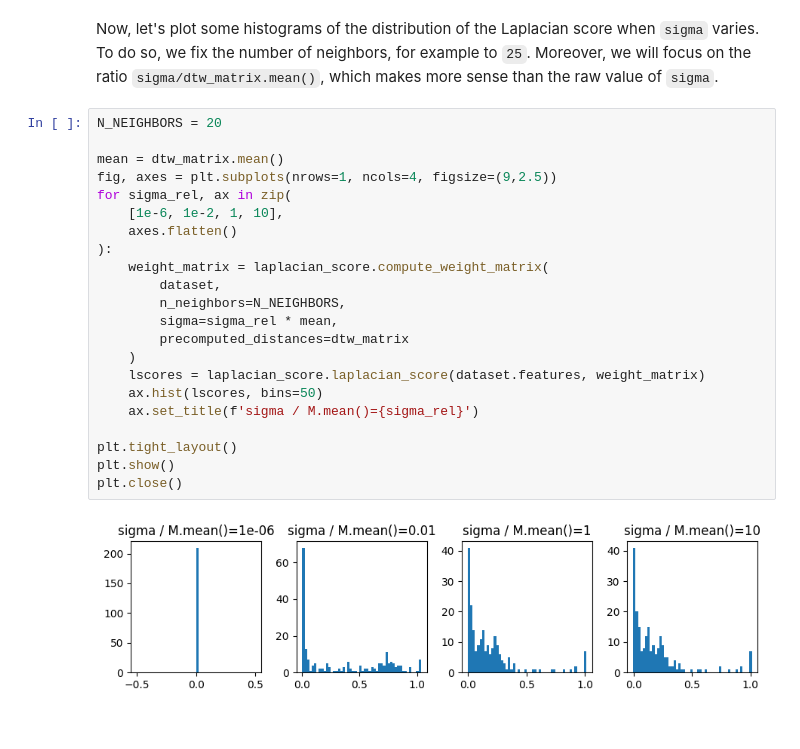
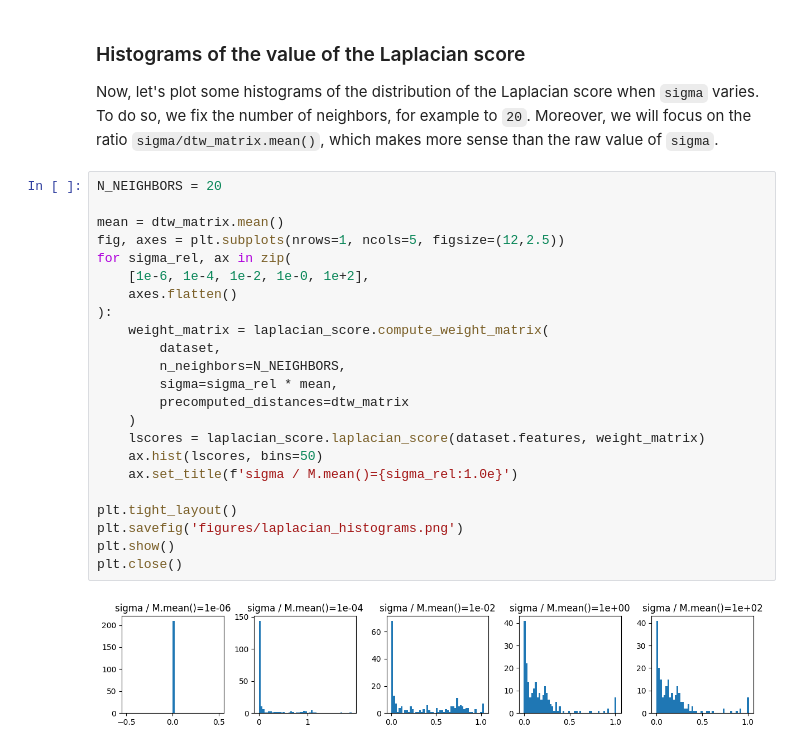
Before and after one commit to decarpentierg/laplacian-score-4-time-series, a Jupyter notebook: doc/evaluate_laplacian_score.ipynb, the cells around one changed output. Cells and saved outputs as stored; diff of their text form.

```diff
--- a/doc/evaluate_laplacian_score.ipynb
+++ b/doc/evaluate_laplacian_score.ipynb
@@ -119,28 +133,31 @@ Shape of the features: (n_feat, n_sample)=(210, 2000)
 Shape of the DTW dist matrix: (n_sample, n_sample)=(2000, 2000))
 Mean value of the DTW distance matrix: 102.18
 # %% [markdown]
-Now, let's plot some histograms of the distribution of the Laplacian score when `sigma` varies. To do so, we fix the number of neighbors, for example to `25`. Moreover, we will focus on the ratio `sigma/dtw_matrix.mean()`, which makes more sense than the raw value of `sigma`.
+### Histograms of the value of the Laplacian score
+
+Now, let's plot some histograms of the distribution of the Laplacian score when `sigma` varies. To do so, we fix the number of neighbors, for example to `20`. Moreover, we will focus on the ratio `sigma/dtw_matrix.mean()`, which makes more sense than the raw value of `sigma`.
 # %%
 N_NEIGHBORS = 20
 
 mean = dtw_matrix.mean()
-fig, axes = plt.subplots(nrows=1, ncols=4, figsize=(9,2.5))
+fig, axes = plt.subplots(nrows=1, ncols=5, figsize=(12,2.5))
 for sigma_rel, ax in zip(
-    [1e-6, 1e-2, 1, 10],
+    [1e-6, 1e-4, 1e-2, 1e-0, 1e+2],
     axes.flatten()
 ):
     weight_matrix = laplacian_score.compute_weight_matrix(
         dataset,
         n_neighbors=N_NEIGHBORS,
         sigma=sigma_rel * mean,
         precomputed_distances=dtw_matrix
     )
     lscores = laplacian_score.laplacian_score(dataset.features, weight_matrix)
     ax.hist(lscores, bins=50)
-    ax.set_title(f'sigma / M.mean()={sigma_rel}')
+    ax.set_title(f'sigma / M.mean()={sigma_rel:1.0e}')
 
 plt.tight_layout()
+plt.savefig('figures/laplacian_histograms.png')
 plt.show()
 plt.close()
 # %% [output]
-[figure, old version]
+[figure, new version]
```
Also changed, not shown: parts of 25 cells of this notebook, 11 other files.
